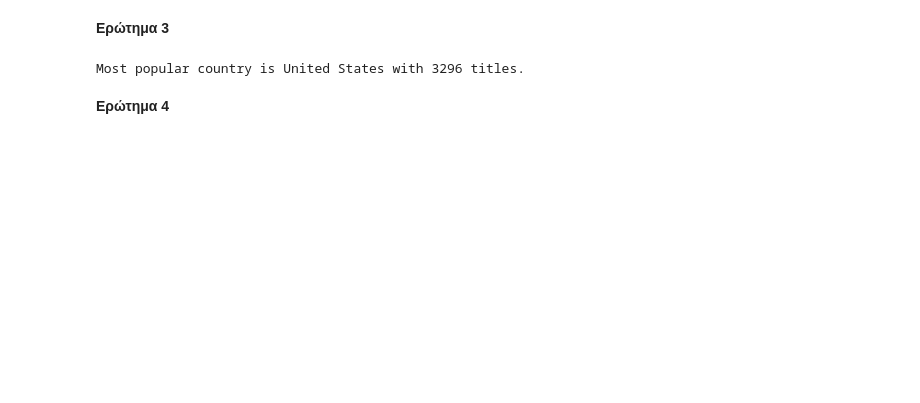
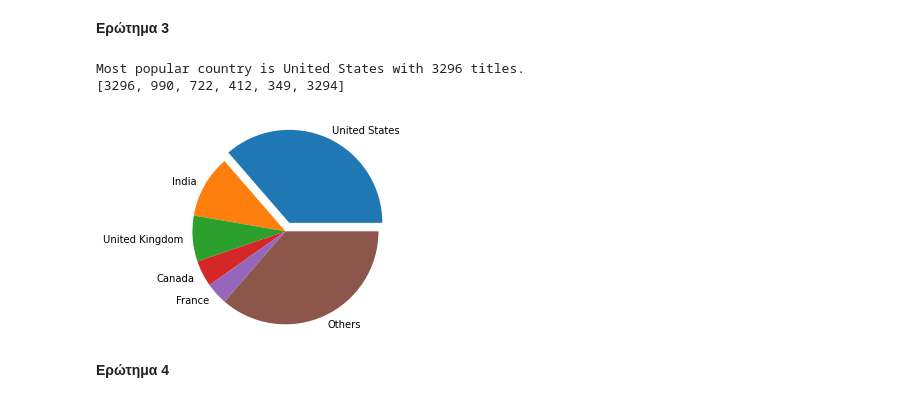
Before and after one commit to d-maniatakos/data-mining-assignment1, a Jupyter notebook: data_mining_assignment1.ipynb, the cells around one changed output. Saved outputs shown, nothing was run; the diff lists cells and outputs as text; code cells hidden in the pictures; blank space fills up the shorter version.

```diff
--- a/data_mining_assignment1.ipynb
+++ b/data_mining_assignment1.ipynb
@@ -42,24 +53,51 @@ There are more TV Shows than movies (423 movies, 476 TV Shows)
 # %%
 def seperateCommas(expression):
   return expression.split(', ')
 
 def print_most_popular_country(df):
   countries = df.country.dropna().values
   titles_by_country = {}
 
   for c in countries:
     for item in seperateCommas(c):
       if item not in titles_by_country.keys():
         titles_by_country[item] = 1
       else:
         titles_by_country[item] = titles_by_country[item] + 1
 
   most_popular_country = max(titles_by_country, key=titles_by_country.get)
   print("Most popular country is " + str(most_popular_country) + " with " + str(titles_by_country[most_popular_country]) + " titles.")
 
+  countries_list = []
+  titles_list = []
+
+  for x, y in titles_by_country.items():
+      countries_list.append(x)
+      titles_list.append(y)
+  zipped = list(zip(countries_list, titles_list))
+  zipped = sorted(zipped,key=lambda val: -val[1])
+
+  countries_list, titles_list = list(zip(*zipped))
+  countries_list = list(countries_list)
+  titles_list = list(titles_list)
+
+  countries_pie = countries_list[:5].copy()
+  titles_pie = titles_list[:5].copy()
+  explode = (0.1,0,0,0,0,0)
+
+  countries_pie.append('Others')
+  titles_pie.append(sum(titles_list[5:]))
+
+  print(titles_pie)
+  plt.pie(titles_pie, labels=countries_pie,explode=explode)
+  plt.axis('equal')  # Equal aspect ratio ensures that pie is drawn as a circle.
+  plt.show()
+
 print_most_popular_country(netflix_data)
 # %% [output]
 Most popular country is United States with 3296 titles.
+[3296, 990, 722, 412, 349, 3294]
+[figure, added]
 # %% [markdown]
 **Ερώτημα 4**
 # %%
```
Also changed, not shown: parts of 6 cells of this notebook.
